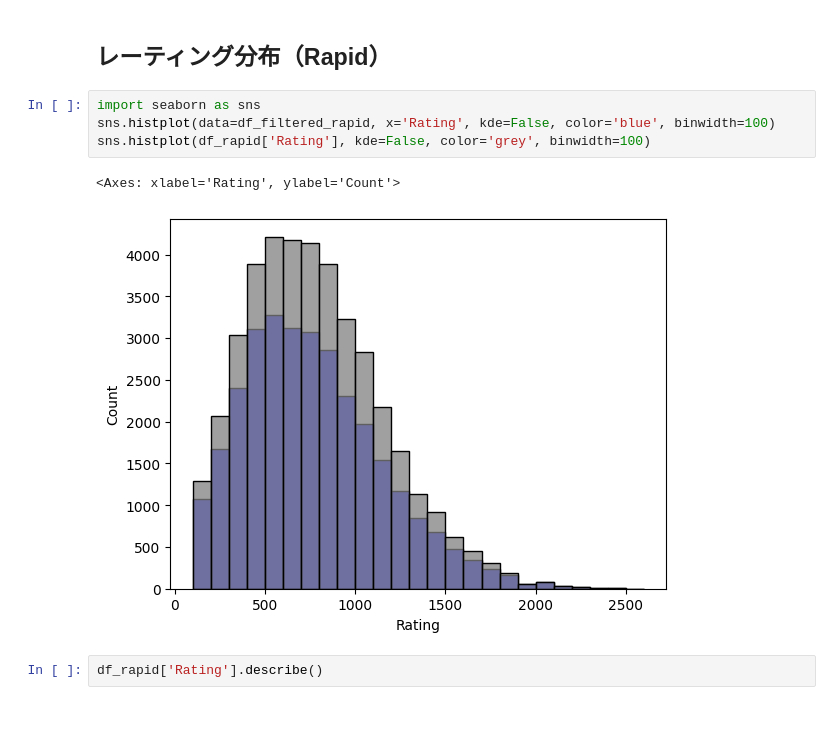
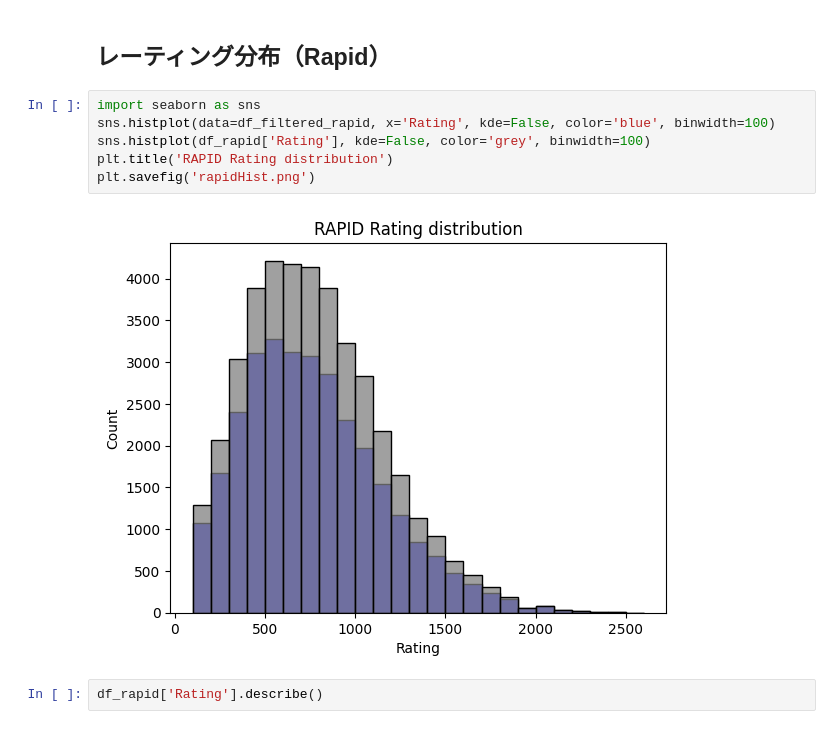
Before and after one commit to tanoCureC/scrape-chesscom, a Jupyter notebook: syukei.ipynb, the cells around one changed output. Saved outputs shown, nothing was run; the diff lists cells and outputs as text.

```diff
--- a/syukei.ipynb
+++ b/syukei.ipynb
@@ -382,10 +385,11 @@ Image(filename='venn4_filtered.png')
 # %%
 import seaborn as sns
 sns.histplot(data=df_filtered_rapid, x='Rating', kde=False, color='blue', binwidth=100)
 sns.histplot(df_rapid['Rating'], kde=False, color='grey', binwidth=100)
+plt.title('RAPID Rating distribution')
+plt.savefig('rapidHist.png')
 # %% [output]
-<Axes: xlabel='Rating', ylabel='Count'>
-[figure, old version]
+[figure, new version]
 # %%
 df_rapid['Rating'].describe()
 # %% [output]
```
Also changed, not shown: parts of 6 cells of this notebook.
